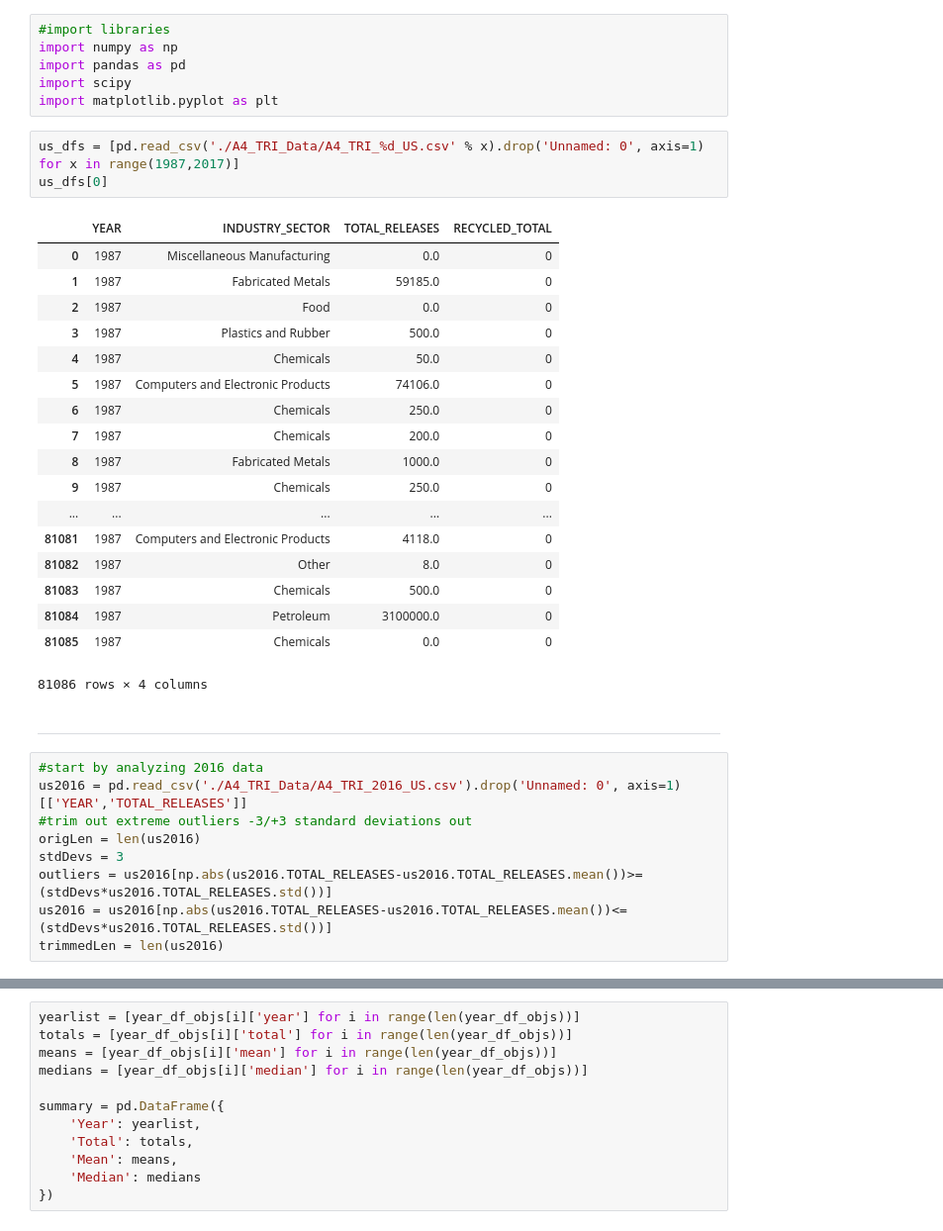
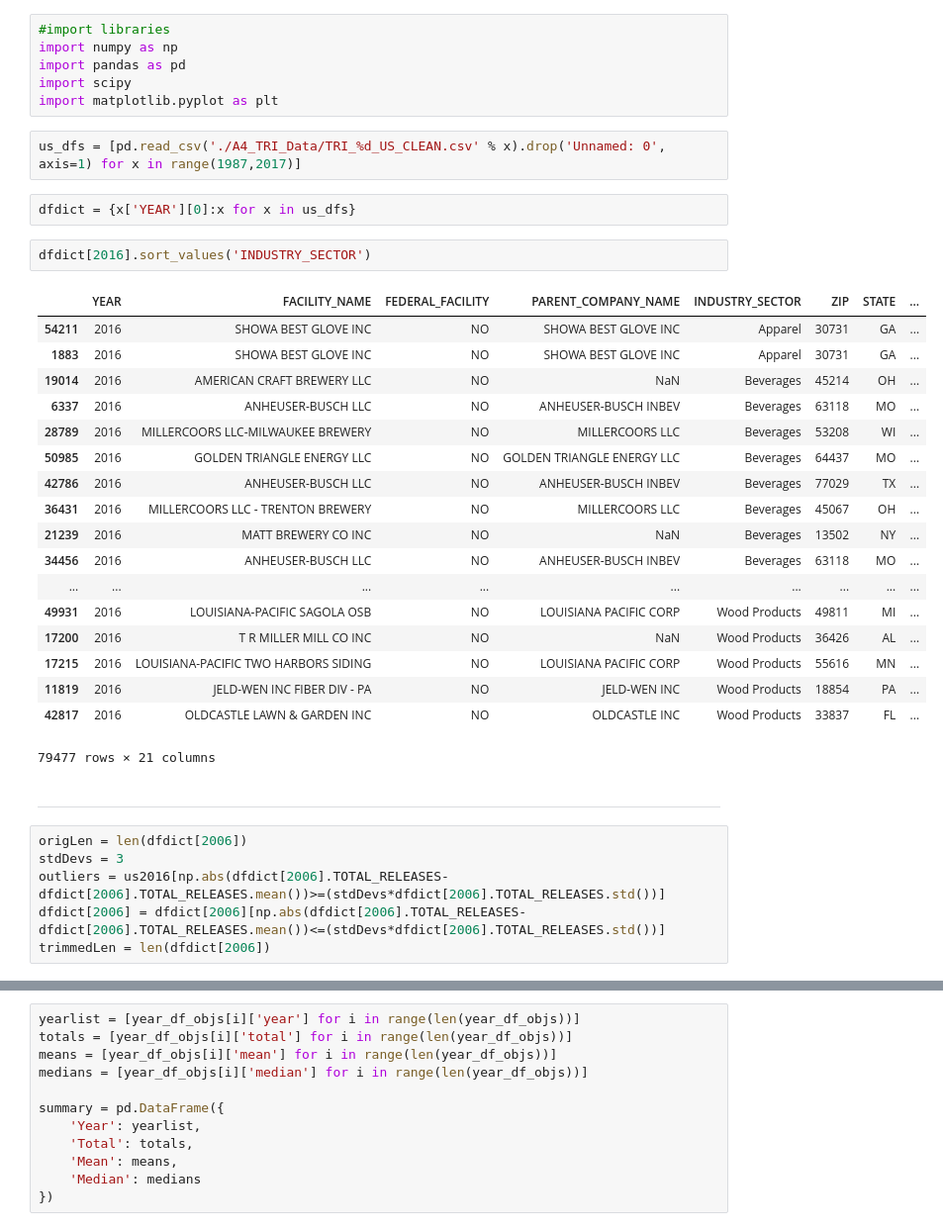
Before and after one commit to UNCG-CSE/Toxic-Crusaders, a Jupyter notebook: jacob/notebooks/a4copy/TRI_Statistical_Analysis.ipynb, the cells around one changed output, grey strips where cells are left out. Shown: that part at 99% size. Cells and saved outputs as stored; diff of their text form.

```diff
--- a/jacob/notebooks/a4copy/TRI_Statistical_Analysis.ipynb
+++ b/jacob/notebooks/a4copy/TRI_Statistical_Analysis.ipynb
@@ -10,38 +10,38 @@ import pandas as pd
 import scipy
 import matplotlib.pyplot as plt
 # %%
-us_dfs = [pd.read_csv('./A4_TRI_Data/A4_TRI_%d_US.csv' % x).drop('Unnamed: 0', axis=1) for x in range(1987,2017)]
-us_dfs[0]
+us_dfs = [pd.read_csv('./A4_TRI_Data/TRI_%d_US_CLEAN.csv' % x).drop('Unnamed: 0', axis=1) for x in range(1987,2017)]
-# %% [output]
-|  | YEAR | INDUSTRY_SECTOR | TOTAL_RELEASES | RECYCLED_TOTAL |
-| 0 | 1987 | Miscellaneous Manufacturing | 0.0 | 0 |
-| 1 | 1987 | Fabricated Metals | 59185.0 | 0 |
-| 2 | 1987 | Food | 0.0 | 0 |
-| 3 | 1987 | Plastics and Rubber | 500.0 | 0 |
-| 4 | 1987 | Chemicals | 50.0 | 0 |
-| 5 | 1987 | Computers and Electronic Products | 74106.0 | 0 |
-| 6 | 1987 | Chemicals | 250.0 | 0 |
-| 7 | 1987 | Chemicals | 200.0 | 0 |
-| 8 | 1987 | Fabricated Metals | 1000.0 | 0 |
-| 9 | 1987 | Chemicals | 250.0 | 0 |
-| ... | ... | ... | ... | ... |
-| 81081 | 1987 | Computers and Electronic Products | 4118.0 | 0 |
-| 81082 | 1987 | Other | 8.0 | 0 |
-| 81083 | 1987 | Chemicals | 500.0 | 0 |
-| 81084 | 1987 | Petroleum | 3100000.0 | 0 |
-| 81085 | 1987 | Chemicals | 0.0 | 0 |
-81086 rows × 4 columns
+# %%
+dfdict = {x['YEAR'][0]:x for x in us_dfs}
+# %%
+dfdict[2016].sort_values('INDUSTRY_SECTOR')
+# %% [output]
+|  | YEAR | FACILITY_NAME | FEDERAL_FACILITY | PARENT_COMPANY_NAME | INDUSTRY_SECTOR | ZIP | STATE | ... |
+| 54211 | 2016 | SHOWA BEST GLOVE INC | NO | SHOWA BEST GLOVE INC | Apparel | 30731 | GA | ... |
+| 1883 | 2016 | SHOWA BEST GLOVE INC | NO | SHOWA BEST GLOVE INC | Apparel | 30731 | GA | ... |
+| 19014 | 2016 | AMERICAN CRAFT BREWERY LLC | NO | NaN | Beverages | 45214 | OH | ... |
+| 6337 | 2016 | ANHEUSER-BUSCH LLC | NO | ANHEUSER-BUSCH INBEV | Beverages | 63118 | MO | ... |
+| 28789 | 2016 | MILLERCOORS LLC-MILWAUKEE BREWERY | NO | MILLERCOORS LLC | Beverages | 53208 | WI | ... |
+| 50985 | 2016 | GOLDEN TRIANGLE ENERGY LLC | NO | GOLDEN TRIANGLE ENERGY LLC | Beverages | 64437 | MO | ... |
+| 42786 | 2016 | ANHEUSER-BUSCH LLC | NO | ANHEUSER-BUSCH INBEV | Beverages | 77029 | TX | ... |
+| 36431 | 2016 | MILLERCOORS LLC - TRENTON BREWERY | NO | MILLERCOORS LLC | Beverages | 45067 | OH | ... |
+| 21239 | 2016 | MATT BREWERY CO INC | NO | NaN | Beverages | 13502 | NY | ... |
+| 34456 | 2016 | ANHEUSER-BUSCH LLC | NO | ANHEUSER-BUSCH INBEV | Beverages | 63118 | MO | ... |
+| ... | ... | ... | ... | ... | ... | ... | ... | ... |
+| 49931 | 2016 | LOUISIANA-PACIFIC SAGOLA OSB | NO | LOUISIANA PACIFIC CORP | Wood Products | 49811 | MI | ... |
+| 17200 | 2016 | T R MILLER MILL CO INC | NO | NaN | Wood Products | 36426 | AL | ... |
+| 17215 | 2016 | LOUISIANA-PACIFIC TWO HARBORS SIDING | NO | LOUISIANA PACIFIC CORP | Wood Products | 55616 | MN | ... |
+| 11819 | 2016 | JELD-WEN INC FIBER DIV - PA | NO | JELD-WEN INC | Wood Products | 18854 | PA | ... |
+| 42817 | 2016 | OLDCASTLE LAWN & GARDEN INC | NO | OLDCASTLE INC | Wood Products | 33837 | FL | ... |
+79477 rows × 21 columns
 # %% [markdown]
 --------------------------------------
-# %%
-#start by analyzing 2016 data
-us2016 = pd.read_csv('./A4_TRI_Data/A4_TRI_2016_US.csv').drop('Unnamed: 0', axis=1)[['YEAR','TOTAL_RELEASES']]
-#trim out extreme outliers -3/+3 standard deviations out
-origLen = len(us2016)
-stdDevs = 3
-outliers = us2016[np.abs(us2016.TOTAL_RELEASES-us2016.TOTAL_RELEASES.mean())>=(stdDevs*us2016.TOTAL_RELEASES.std())]
-us2016 = us2016[np.abs(us2016.TOTAL_RELEASES-us2016.TOTAL_RELEASES.mean())<=(stdDevs*us2016.TOTAL_RELEASES.std())]
-trimmedLen = len(us2016)
+# %%
+origLen = len(dfdict[2006])
+stdDevs = 3
+outliers = us2016[np.abs(dfdict[2006].TOTAL_RELEASES-dfdict[2006].TOTAL_RELEASES.mean())>=(stdDevs*dfdict[2006].TOTAL_RELEASES.std())]
+dfdict[2006] = dfdict[2006][np.abs(dfdict[2006].TOTAL_RELEASES-dfdict[2006].TOTAL_RELEASES.mean())<=(stdDevs*dfdict[2006].TOTAL_RELEASES.std())]
+trimmedLen = len(dfdict[2006])
 # %%
 print '%.4f' % (len(outliers)/float(origLen))
 print '%d values > %.3f standard deviations from the mean.' % ((origLen - trimmedLen),stdDevs)
```
Also changed, not shown: parts of 4 cells of this notebook.
